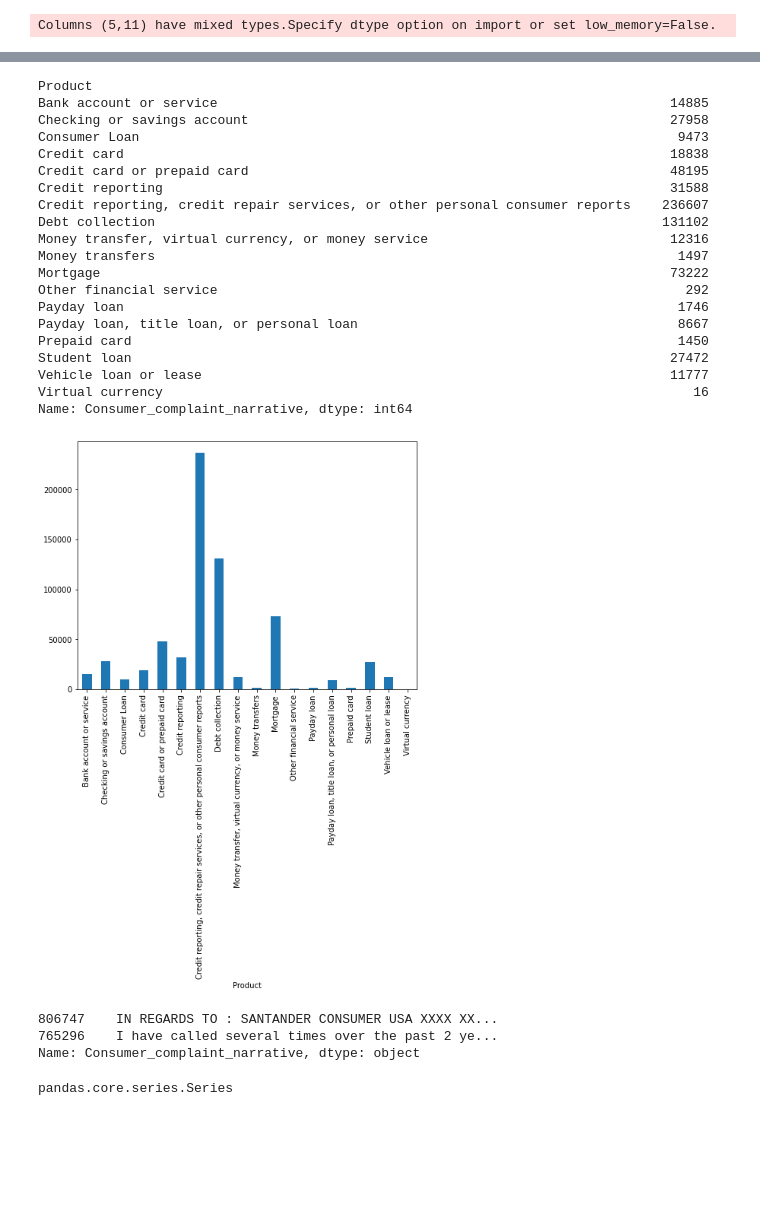
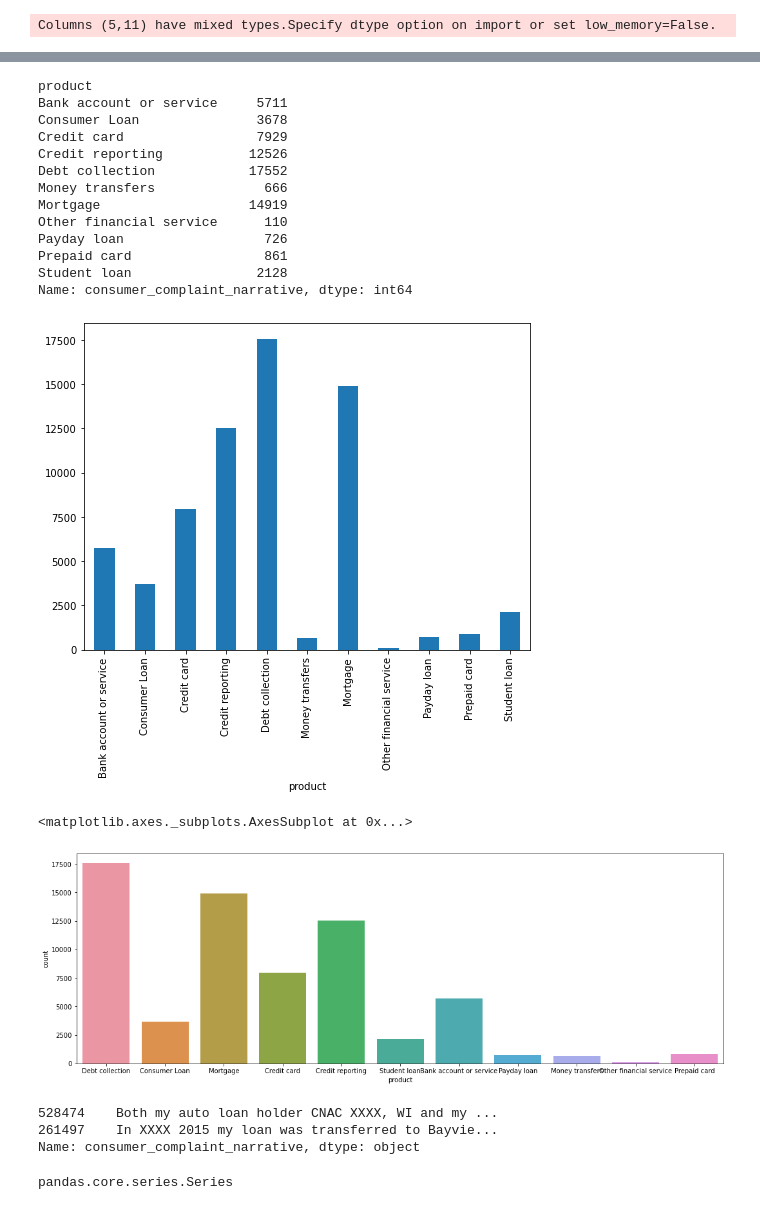
Before and after one commit to Vikas1667/ML_Projects, a Jupyter notebook: Projects-master/NLP_usecases/Consumer_Complaint/consumer_complaint_classification_lstm.ipynb, the cells around one changed output, grey strips where cells are left out. Drawn from its saved outputs; the diff is of its cells as text; code cells hidden in the pictures; blank space fills up the shorter version.

```diff
--- a/Projects-master/NLP_usecases/Consumer_Complaint/consumer_complaint_classification_lstm.ipynb
+++ b/Projects-master/NLP_usecases/Consumer_Complaint/consumer_complaint_classification_lstm.ipynb
@@ -94,5 +85,5 @@ df['Product']
 # %%
-Data = df[['Product','Consumer complaint narrative']]
-Data = Data[pd.notnull(Data['Consumer complaint narrative'])]
+Data = df[['product','consumer_complaint_narrative']]
+Data = Data[pd.notnull(Data['consumer_complaint_narrative'])]
 Data
 # %% [output]
@@ -112,45 +103,41 @@ Data
 # %%
-Data.rename(columns={'Consumer complaint narrative':'Consumer_complaint_narrative'},inplace=True)
+# Data.rename(columns={'Consumer complaint narrative':'Consumer_complaint_narrative'},inplace=True)
 
-Data.groupby('Product').Consumer_complaint_narrative.count()
+Data.groupby('product').consumer_complaint_narrative.count()
 # %% [output]
-Product
-Bank account or service                                                          14885
-Checking or savings account                                                      27958
-Consumer Loan                                                                     9473
-Credit card                                                                      18838
-Credit card or prepaid card                                                      48195
-Credit reporting                                                                 31588
-Credit reporting, credit repair services, or other personal consumer reports    236607
-Debt collection                                                                 131102
-Money transfer, virtual currency, or money service                               12316
-Money transfers                                                                   1497
-Mortgage                                                                         73222
-Other financial service                                                            292
-Payday loan                                                                       1746
-Payday loan, title loan, or personal loan                                         8667
-Prepaid card                                                                      1450
-Student loan                                                                     27472
-Vehicle loan or lease                                                            11777
-Virtual currency                                                                    16
-Name: Consumer_complaint_narrative, dtype: int64
+product
+Bank account or service     5711
+Consumer Loan               3678
+Credit card                 7929
+Credit reporting           12526
+Debt collection            17552
+Money transfers              666
+Mortgage                   14919
+Other financial service      110
+Payday loan                  726
+Prepaid card                 861
+Student loan                2128
+Name: consumer_complaint_narrative, dtype: int64
 # %%
 fig = plt.figure(figsize=(8,6))
-Data.groupby('Product').Consumer_complaint_narrative.count().plot.bar()
+Data.groupby('product').consumer_complaint_narrative.count().plot.bar()
 plt.show()
 # %% [output]
-[figure, old version]
+[figure, new version]
 # %%
 fig,ax = plt.subplots(figsize=(18,6))
-sns.countplot(x='Product',data=Data)
+sns.countplot(x='product',data=Data)
+# %% [output]
+<matplotlib.axes._subplots.AxesSubplot at 0x...>
+[figure, added]
 # %%
 # Data['Consumer_complaint_narrative']=Data['Consumer_complaint_narrative'].apply(lambda x: ' '.join([i.lower() for i in x.split()]))
 # %%
-Data['Consumer_complaint_narrative'].sample(2)
+Data['consumer_complaint_narrative'].sample(2)
 # %% [output]
-806747    IN REGARDS TO : SANTANDER CONSUMER USA XXXX XX...
-765296    I have called several times over the past 2 ye...
-Name: Consumer_complaint_narrative, dtype: object
+528474    Both my auto loan holder CNAC XXXX, WI and my ...
+261497    In XXXX 2015 my loan was transferred to Bayvie...
+Name: consumer_complaint_narrative, dtype: object
 # %%
 import re
 import nltk
```
Also changed, not shown: parts of 11 cells of this notebook, 10 other files.
